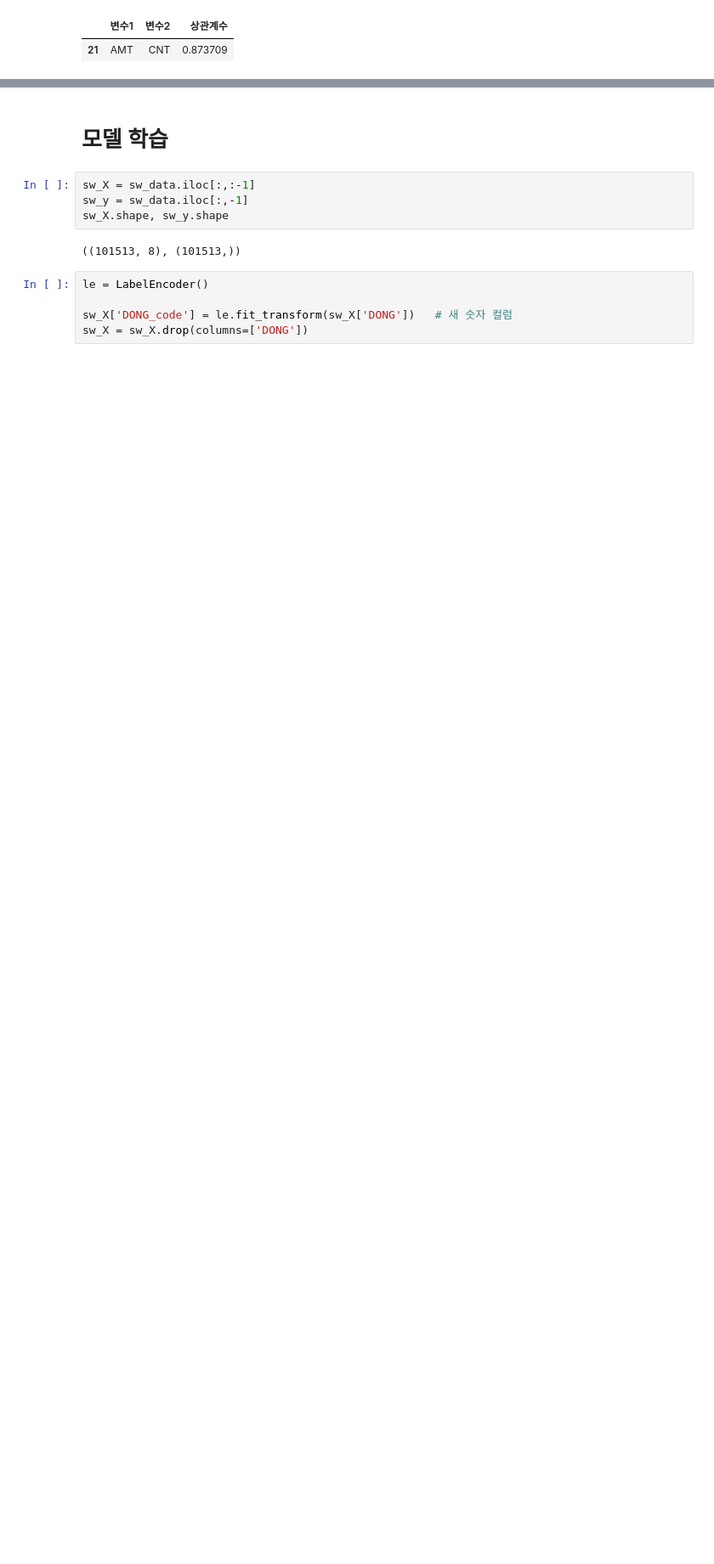
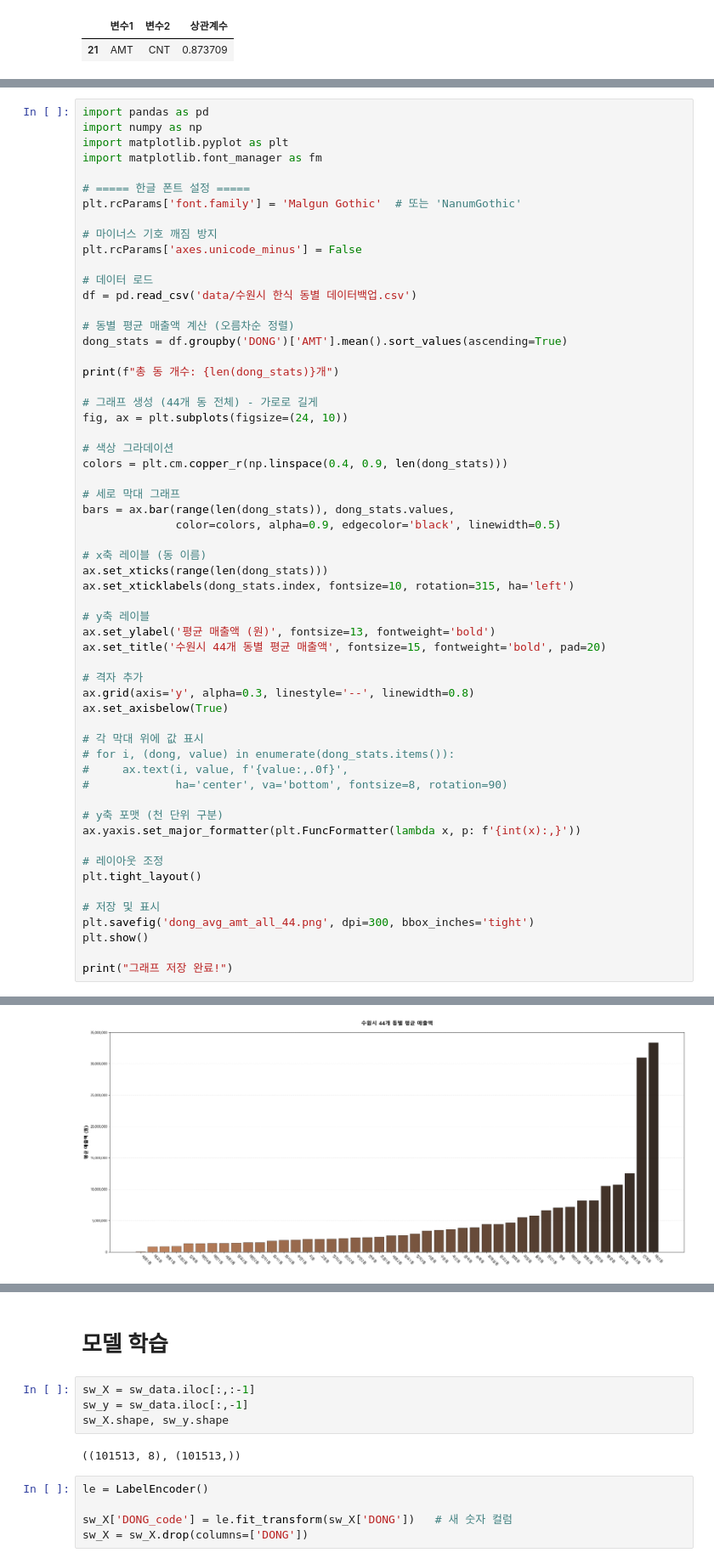
Before and after one commit to Hyo0806/1stProject, a Jupyter notebook: hyo/김효경_ML.ipynb, the cells around one changed output, grey strips where cells are left out. Shown at 85% size. Cells and saved outputs as stored; diff of their text form; blank space fills up the shorter version.

```diff
--- a/hyo/김효경_ML.ipynb
+++ b/hyo/김효경_ML.ipynb
@@ -519,0 +524,59 @@ display(high_corr_pairs)
+# %%
+import pandas as pd
+import numpy as np
+import matplotlib.pyplot as plt
+import matplotlib.font_manager as fm
+
+# ===== 한글 폰트 설정 =====
+plt.rcParams['font.family'] = 'Malgun Gothic'  # 또는 'NanumGothic'
+
+# 마이너스 기호 깨짐 방지
+plt.rcParams['axes.unicode_minus'] = False
+
+# 데이터 로드
+df = pd.read_csv('data/수원시 한식 동별 데이터백업.csv')
+
+# 동별 평균 매출액 계산 (오름차순 정렬)
+dong_stats = df.groupby('DONG')['AMT'].mean().sort_values(ascending=True)
+
+print(f"총 동 개수: {len(dong_stats)}개")
+
+# 그래프 생성 (44개 동 전체) - 가로로 길게
+fig, ax = plt.subplots(figsize=(24, 10))
+
+# 색상 그라데이션
+colors = plt.cm.copper_r(np.linspace(0.4, 0.9, len(dong_stats)))
+
+# 세로 막대 그래프
+bars = ax.bar(range(len(dong_stats)), dong_stats.values,
+              color=colors, alpha=0.9, edgecolor='black', linewidth=0.5)
+
+# x축 레이블 (동 이름)
+ax.set_xticks(range(len(dong_stats)))
+ax.set_xticklabels(dong_stats.index, fontsize=10, rotation=315, ha='left')
+
+# y축 레이블
+ax.set_ylabel('평균 매출액 (원)', fontsize=13, fontweight='bold')
+ax.set_title('수원시 44개 동별 평균 매출액', fontsize=15, fontweight='bold', pad=20)
+
+# 격자 추가
+ax.grid(axis='y', alpha=0.3, linestyle='--', linewidth=0.8)
+ax.set_axisbelow(True)
+
+# 각 막대 위에 값 표시
+# for i, (dong, value) in enumerate(dong_stats.items()):
+#     ax.text(i, value, f'{value:,.0f}',
+#             ha='center', va='bottom', fontsize=8, rotation=90)
+
+# y축 포맷 (천 단위 구분)
+ax.yaxis.set_major_formatter(plt.FuncFormatter(lambda x, p: f'{int(x):,}'))
+
+# 레이아웃 조정
+plt.tight_layout()
+
+# 저장 및 표시
+plt.savefig('dong_avg_amt_all_44.png', dpi=300, bbox_inches='tight')
+plt.show()
+
+print("그래프 저장 완료!")
+# %% [output]
@@ -519,0 +584 @@ display(high_corr_pairs)
+[figure, added]
```
Also changed, not shown: parts of 3 cells of this notebook, 31 other files.
